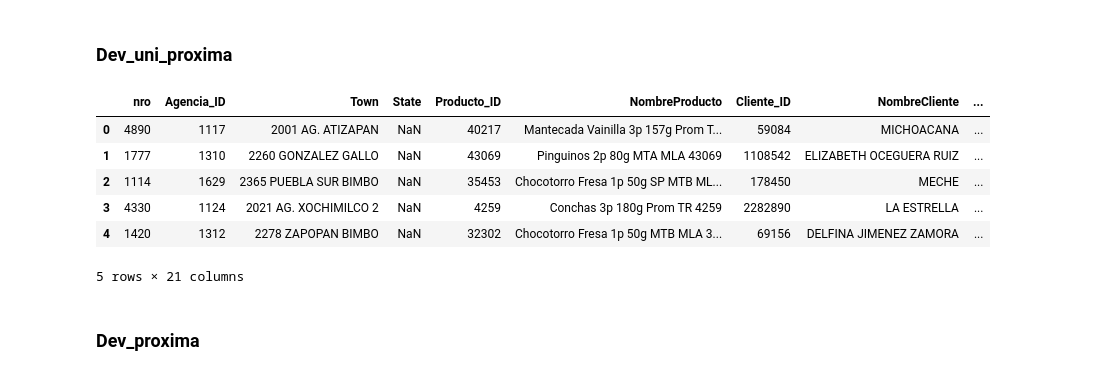
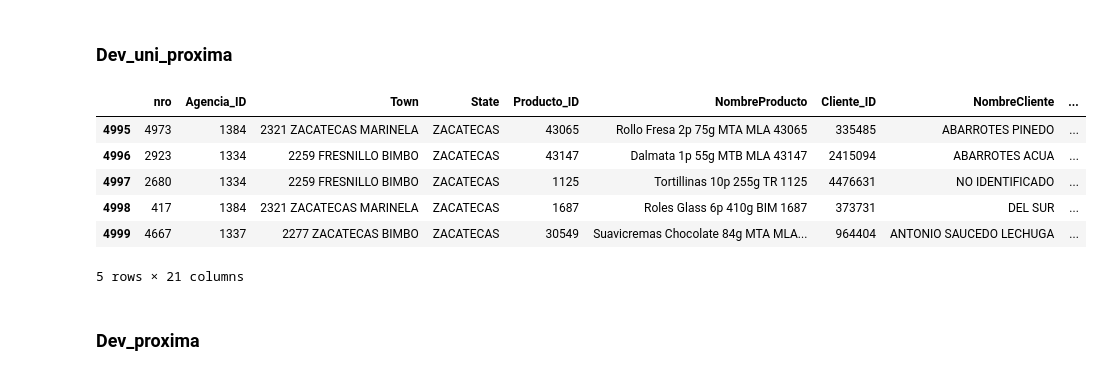
Before and after one commit to WilderGitHub/MCD, a Jupyter notebook: I. 03 Minería de Datos I/Practicas/Practica 3/Practica 3 Bimbo.ipynb, the cells around one changed output. Saved outputs shown, nothing was run; the diff lists cells and outputs as text; code cells hidden in the pictures.

```diff
--- a/I. 03 Minería de Datos I/Practicas/Practica 3/Practica 3 Bimbo.ipynb
+++ b/I. 03 Minería de Datos I/Practicas/Practica 3/Practica 3 Bimbo.ipynb
@@ -37,7 +37,7 @@ sb.set_style('whitegrid')
 from numpy import median
 from numpy import mean
 # %%
-bimbo = pd.read_csv('Bimbo.csv',sep=',')
+bimbo = pd.read_csv('Bimbo.csv',encoding='latin-1')
 bimbo.head()
 # %% [output]
 |  | nro | Agencia_ID | Town | State | Producto_ID | NombreProducto | Cliente_ID | NombreCliente | ... |
@@ -296,15 +293,15 @@ bimbo.head()
 # %%
 bins = [0, 25, 50, 75,100]
 grupos = ['baja', 'media','alta','muy alta']
 bimbo['UnidadesUniProxima'] =  pd.cut(bimbo['Dev_uni_proxima'], bins, labels=grupos)
-bimbo.head()
+bimbo.tail()
 # %% [output]
 |  | nro | Agencia_ID | Town | State | Producto_ID | NombreProducto | Cliente_ID | NombreCliente | ... |
-| 0 | 4890 | 1117 | 2001 AG. ATIZAPAN | NaN | 40217 | Mantecada Vainilla 3p 157g Prom T... | 59084 | MICHOACANA | ... |
-| 1 | 1777 | 1310 | 2260 GONZALEZ GALLO | NaN | 43069 | Pinguinos 2p 80g MTA MLA 43069 | 1108542 | ELIZABETH OCEGUERA RUIZ | ... |
-| 2 | 1114 | 1629 | 2365 PUEBLA SUR BIMBO | NaN | 35453 | Chocotorro Fresa 1p 50g SP MTB ML... | 178450 | MECHE | ... |
-| 3 | 4330 | 1124 | 2021 AG. XOCHIMILCO 2 | NaN | 4259 | Conchas 3p 180g Prom TR 4259 | 2282890 | LA ESTRELLA | ... |
-| 4 | 1420 | 1312 | 2278 ZAPOPAN BIMBO | NaN | 32302 | Chocotorro Fresa 1p 50g MTB MLA 3... | 69156 | DELFINA JIMENEZ ZAMORA | ... |
+| 4995 | 4973 | 1384 | 2321 ZACATECAS MARINELA | ZACATECAS | 43065 | Rollo Fresa 2p 75g MTA MLA 43065 | 335485 | ABARROTES PINEDO | ... |
+| 4996 | 2923 | 1334 | 2259 FRESNILLO BIMBO | ZACATECAS | 43147 | Dalmata 1p 55g MTB MLA 43147 | 2415094 | ABARROTES ACUA | ... |
+| 4997 | 2680 | 1334 | 2259 FRESNILLO BIMBO | ZACATECAS | 1125 | Tortillinas 10p 255g TR 1125 | 4476631 | NO IDENTIFICADO | ... |
+| 4998 | 417 | 1384 | 2321 ZACATECAS MARINELA | ZACATECAS | 1687 | Roles Glass 6p 410g BIM 1687 | 373731 | DEL SUR | ... |
+| 4999 | 4667 | 1337 | 2277 ZACATECAS BIMBO | ZACATECAS | 30549 | Suavicremas Chocolate 84g MTA MLA... | 964404 | ANTONIO SAUCEDO LECHUGA | ... |
 5 rows × 21 columns
 # %% [markdown]
 ###  Dev_proxima
```
Also changed, not shown: parts of 27 cells of this notebook.
